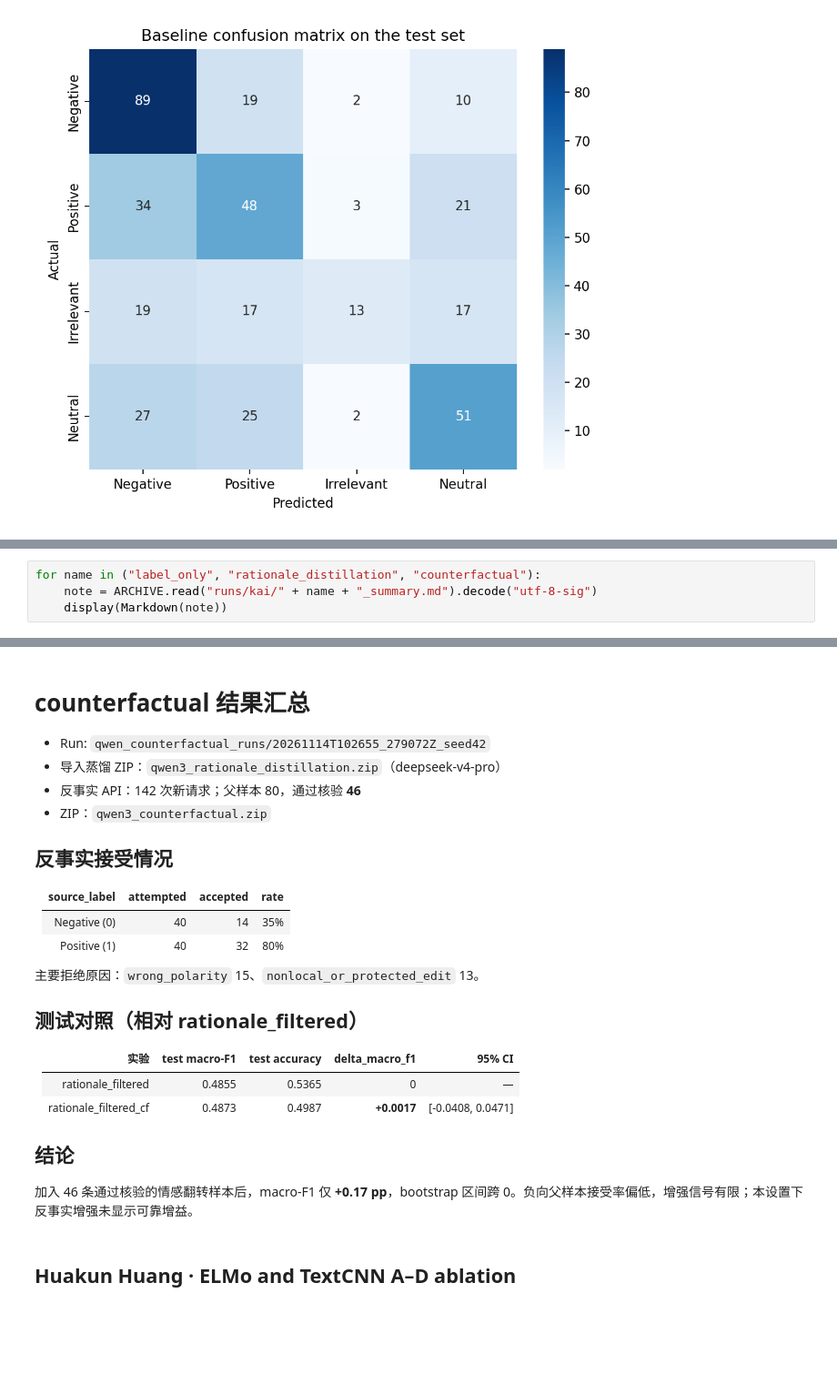
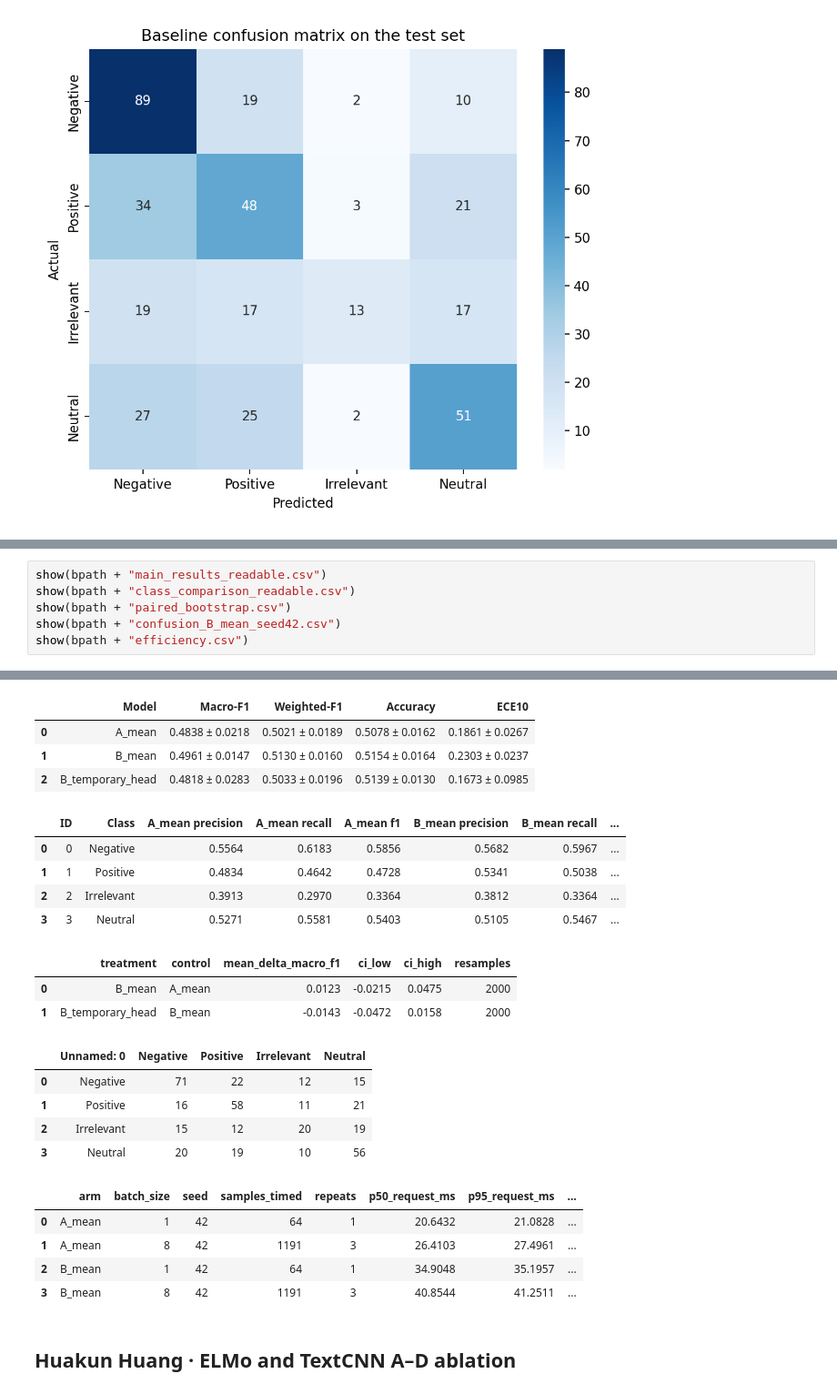
Before and after one commit to once123456/DSAI4205, a Jupyter notebook: submission/02_Experiment_Log.ipynb, the cells around one changed output, grey strips where cells are left out. Shown at 91% size. Saved outputs shown, nothing was run; the diff lists cells and outputs as text; blank space fills up the shorter version.

```diff
--- a/submission/02_Experiment_Log.ipynb
+++ b/submission/02_Experiment_Log.ipynb
@@ -20127,5 +20060,7 @@ Earlier experiments compared label-only generation, explanation distillation and
 # %%
-for name in ("label_only", "rationale_distillation", "counterfactual"):
-    note = ARCHIVE.read("runs/kai/" + name + "_summary.md").decode("utf-8-sig")
-    display(Markdown(note))
+show(bpath + "main_results_readable.csv")
+show(bpath + "class_comparison_readable.csv")
+show(bpath + "paired_bootstrap.csv")
+show(bpath + "confusion_B_mean_seed42.csv")
+show(bpath + "efficiency.csv")
 # %% [output]
@@ -20187,29 +20067,25 @@ for name in ("label_only", "rationale_distillation", "counterfactual"):
-# counterfactual 结果汇总
-
-- Run: `qwen_counterfactual_runs/20261114T102655_279072Z_seed42`
-- 导入蒸馏 ZIP：`qwen3_rationale_distillation.zip`（deepseek-v4-pro）
-- 反事实 API：142 次新请求；父样本 80，通过核验 **46**
-- ZIP：`qwen3_counterfactual.zip`
-
-## 反事实接受情况
-
-| source_label | attempted | accepted | rate |
-|---|---:|---:|---:|
-| Negative (0) | 40 | 14 | 35% |
-| Positive (1) | 40 | 32 | 80% |
-
-主要拒绝原因：`wrong_polarity` 15、`nonlocal_or_protected_edit` 13。
-
-## 测试对照（相对 rationale_filtered）
-
-| 实验 | test macro-F1 | test accuracy | delta_macro_f1 | 95% CI |
-|---|---:|---:|---:|---|
-| rationale_filtered | 0.4855 | 0.5365 | 0 | — |
-| rationale_filtered_cf | 0.4873 | 0.4987 | **+0.0017** | [-0.0408, 0.0471] |
-
-## 结论
-
-加入 46 条通过核验的情感翻转样本后，macro-F1 仅 **+0.17 pp**，bootstrap 区间跨 0。负向父样本接受率偏低，增强信号有限；本设置下反事实增强未显示可靠增益。
+|  | Model | Macro-F1 | Weighted-F1 | Accuracy | ECE10 |
+| 0 | A_mean | 0.4838 ± 0.0218 | 0.5021 ± 0.0189 | 0.5078 ± 0.0162 | 0.1861 ± 0.0267 |
+| 1 | B_mean | 0.4961 ± 0.0147 | 0.5130 ± 0.0160 | 0.5154 ± 0.0164 | 0.2303 ± 0.0237 |
+| 2 | B_temporary_head | 0.4818 ± 0.0283 | 0.5033 ± 0.0196 | 0.5139 ± 0.0130 | 0.1673 ± 0.0985 |
+|  | ID | Class | A_mean precision | A_mean recall | A_mean f1 | B_mean precision | B_mean recall | ... |
+| 0 | 0 | Negative | 0.5564 | 0.6183 | 0.5856 | 0.5682 | 0.5967 | ... |
+| 1 | 1 | Positive | 0.4834 | 0.4642 | 0.4728 | 0.5341 | 0.5038 | ... |
+| 2 | 2 | Irrelevant | 0.3913 | 0.2970 | 0.3364 | 0.3812 | 0.3364 | ... |
+| 3 | 3 | Neutral | 0.5271 | 0.5581 | 0.5403 | 0.5105 | 0.5467 | ... |
+|  | treatment | control | mean_delta_macro_f1 | ci_low | ci_high | resamples |
+| 0 | B_mean | A_mean | 0.0123 | -0.0215 | 0.0475 | 2000 |
+| 1 | B_temporary_head | B_mean | -0.0143 | -0.0472 | 0.0158 | 2000 |
+|  | Unnamed: 0 | Negative | Positive | Irrelevant | Neutral |
+| 0 | Negative | 71 | 22 | 12 | 15 |
+| 1 | Positive | 16 | 58 | 11 | 21 |
+| 2 | Irrelevant | 15 | 12 | 20 | 19 |
+| 3 | Neutral | 20 | 19 | 10 | 56 |
+|  | arm | batch_size | seed | samples_timed | repeats | p50_request_ms | p95_request_ms | ... |
+| 0 | A_mean | 1 | 42 | 64 | 1 | 20.6432 | 21.0828 | ... |
+| 1 | A_mean | 8 | 42 | 1191 | 3 | 26.4103 | 27.4961 | ... |
+| 2 | B_mean | 1 | 42 | 64 | 1 | 34.9048 | 35.1957 | ... |
+| 3 | B_mean | 8 | 42 | 1191 | 3 | 40.8544 | 41.2511 | ... |
 # %% [markdown]
 <a id="lh"></a>
 
```
Also changed, not shown: parts of 10 cells of this notebook.
